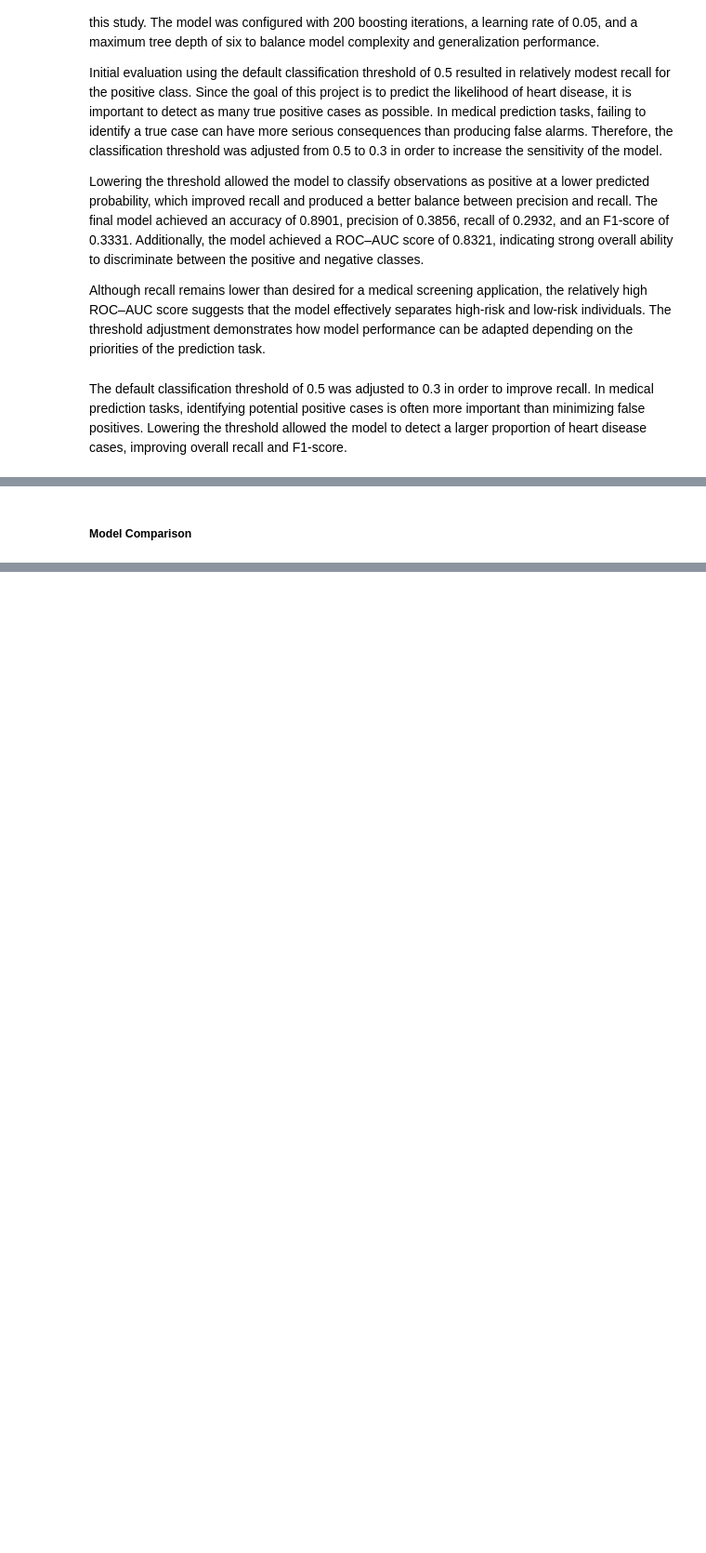
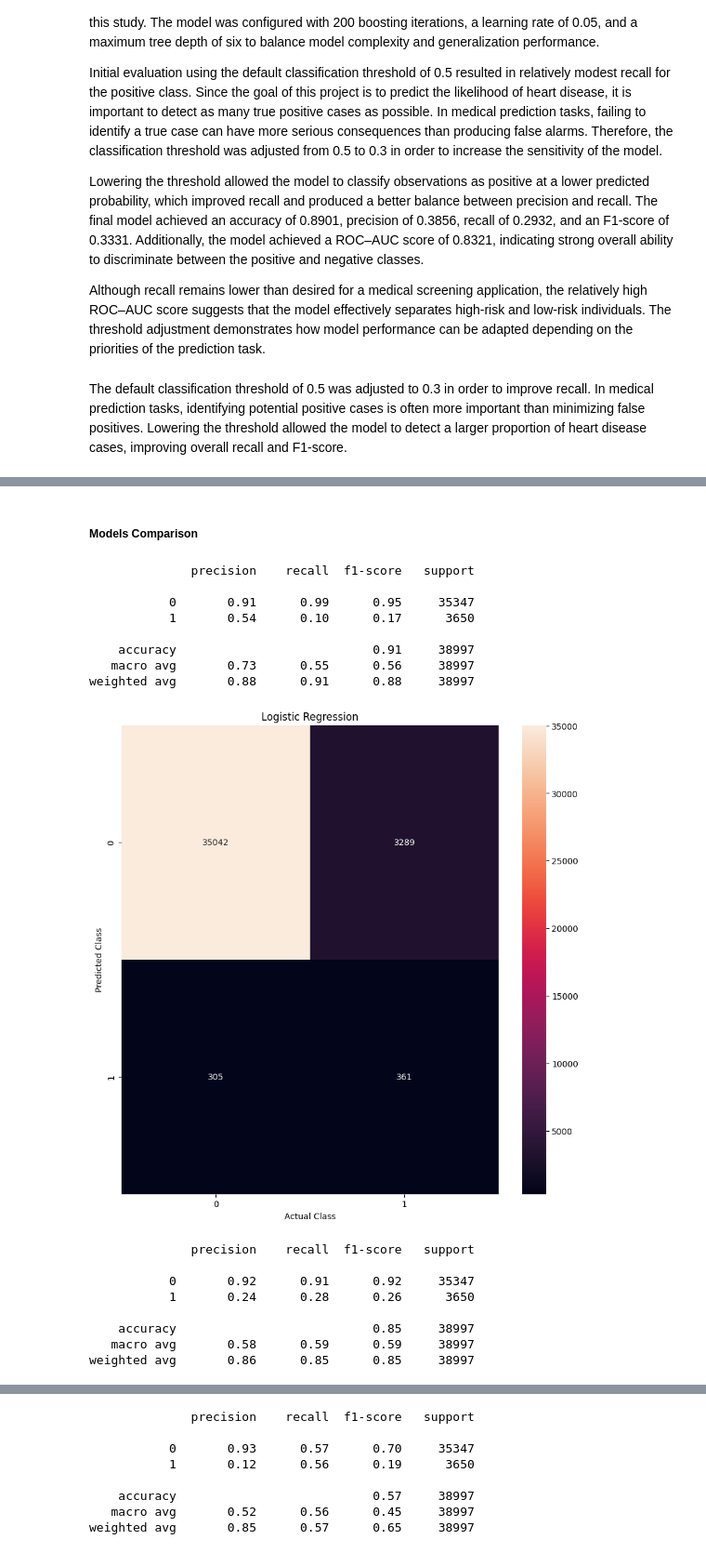
Before and after one commit to leonardsangoroh/AIFoundations, a Jupyter notebook: AssessmentOne/heart-attack-prediction-assignment.ipynb, the cells around one changed output, grey strips where cells are left out. Shown at 93% size. Drawn from its saved outputs; the diff is of its cells as text; code cells hidden in the pictures; blank space fills up the shorter version.

Commit message:
complete: models comparison

```diff
--- a/AssessmentOne/heart-attack-prediction-assignment.ipynb
+++ b/AssessmentOne/heart-attack-prediction-assignment.ipynb
@@ -682,2 +682,2 @@ F1-score  : 0.385414891804396
 # %% [markdown]
-##### Model Comparison
+##### Models Comparison
@@ -683,0 +722,61 @@ F1-score  : 0.385414891804396
+# %%
+# Logistic Regression
+y_lr_pred = lr.predict(X_test_scaled)
+y_lr_prob = lr.predict_proba(X_test_scaled)[:, 1]
+lr_results = modelPerformance("Logistic Regression", y_test, y_lr_pred, y_lr_prob)
+
+# KNN
+y_knn_pred = KNN.predict(X_test_scaled)
+y_knn_prob = KNN.predict_proba(X_test_scaled)[:, 1]
+knn_results = modelPerformance("KNN", y_test, y_knn_pred, y_knn_prob)
+
+# Decision Tree
+y_dt_pred = dt.predict(X_test)
+y_dt_prob = dt.predict_proba(X_test)[:, 1]
+dt_results = modelPerformance("Decision Tree", y_test, y_dt_pred, y_dt_prob)
+
+# Random Forest
+y_rf_pred = rf.predict(X_test)
+y_rf_prob = rf.predict_proba(X_test)[:, 1]
+rf_results = modelPerformance("Random Forest", y_test, y_rf_pred, y_rf_prob)
+
+# MLP
+y_mlp_pred = mlp.predict(X_test_scaled)
+y_mlp_prob = mlp.predict_proba(X_test_scaled)[:, 1]
+mlp_results = modelPerformance("MLP", y_test, y_mlp_pred, y_mlp_prob)
+
+# HistGradientBoosting with threshold 0.3
+y_hgb_prob = hgb.predict_proba(X_test_scaled)[:, 1]
+y_hgb_pred_03 = (y_hgb_prob >= 0.3).astype(int)
+hgb_results = modelPerformance("HistGradientBoosting (0.3 threshold)", y_test, y_hgb_pred_03, y_hgb_prob)
+
+# Combine results
+all_results = [
+    lr_results,
+    knn_results,
+    dt_results,
+    rf_results,
+    mlp_results,
+    hgb_results
+]
+
+results_df = pd.DataFrame(all_results).round(4)
+results_df.sort_values(by="auc", ascending=False)
+# %% [output]
+              precision    recall  f1-score   support
+
+           0       0.91      0.99      0.95     35347
+           1       0.54      0.10      0.17      3650
+
+    accuracy                           0.91     38997
+   macro avg       0.73      0.55      0.56     38997
+weighted avg       0.88      0.91      0.88     38997
+[figure, added]
+              precision    recall  f1-score   support
+
+           0       0.92      0.91      0.92     35347
+           1       0.24      0.28      0.26      3650
+
+    accuracy                           0.85     38997
+   macro avg       0.58      0.59      0.59     38997
+weighted avg       0.86      0.85      0.85     38997
@@ -683,0 +784,8 @@ F1-score  : 0.385414891804396
+              precision    recall  f1-score   support
+
+           0       0.93      0.57      0.70     35347
+           1       0.12      0.56      0.19      3650
+
+    accuracy                           0.57     38997
+   macro avg       0.52      0.56      0.45     38997
+weighted avg       0.85      0.57      0.65     38997
```
Also changed, not shown: parts of 13 cells of this notebook.
